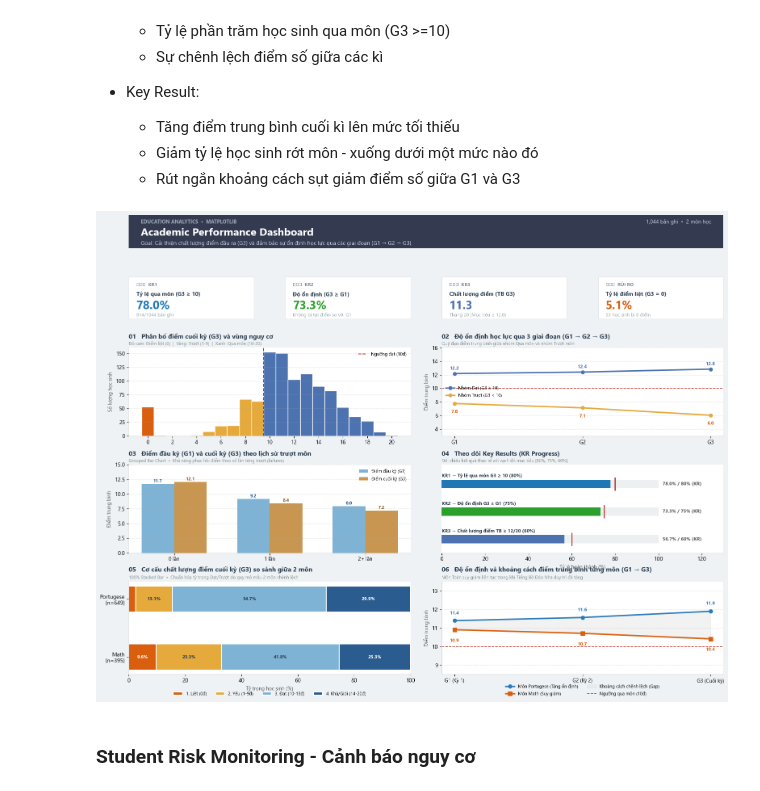
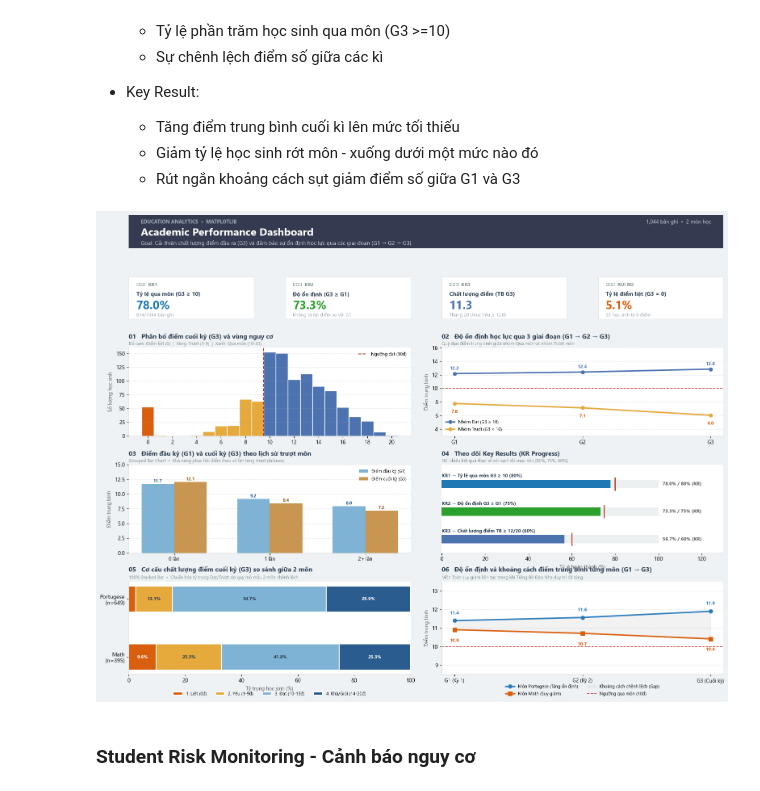
Before and after one commit to xuancuong1019/DS111_data_analysis, a Jupyter notebook: dashboard_generating.ipynb, the cells around one changed output. Saved outputs shown, nothing was run; the diff lists cells and outputs as text; code cells hidden in the pictures.

Commit message:
Adjusting chart 2

```diff
--- a/dashboard_generating.ipynb
+++ b/dashboard_generating.ipynb
@@ -309,7 +309,7 @@ ax2.set_ylim(3, 16)
 ax2.set_ylabel("Điểm trung bình", fontsize=9, color='#555555')
 ax2.grid(axis='y', linestyle='--', alpha=0.35)
 ax2.spines['top'].set_visible(False); ax2.spines['right'].set_visible(False)
-ax2.legend(frameon=False, fontsize=8, loc='center left')
+ax2.legend(frameon=False, fontsize=8, loc='lower left')
 
 # ==============================================================================
 # BIỂU ĐỒ 03 (Trái - Giữa): ĐIỂM G1 VÀ G3 THEO LỊCH SỬ TRƯỢT MÔN
@@ -442,34 +442,34 @@ y_por = subj_means.loc[por_name, ['G1', 'G2', 'G3']].values
 
 # Vẽ 2 đường xu hướng với màu sắc mang tính ngữ nghĩa (Semantic Colors)
 ax6.plot(x_idx, y_por, marker='o', linewidth=2.5, markersize=6.5, color='#2b7bba', label=f"Môn {por_name} (Tăng ổn định)")
 ax6.plot(x_idx, y_math, marker='s', linewidth=2.5, markersize=6.5, color='#d95f0e', label=f"Môn {math_name} (Suy giảm)")
 
 # Tô màu vùng chênh lệch (Gap) giữa 2 môn để nhấn mạnh sự phân hóa
 ax6.fill_between(x_idx, y_math, y_por, color='#dcdcdc', alpha=0.35, label='Khoảng cách chênh lệch (Gap)')
 
 # Gán nhãn số điểm và độ chênh lệch ở G3
 for i in range(len(stages)):
     ax6.text(i, y_por[i] + 0.35, f"{y_por[i]:.1f}", ha='center', fontsize=8.5, fontweight='bold', color='#2b7bba')
     ax6.text(i, y_math[i] - 0.65, f"{y_math[i]:.1f}", ha='center', fontsize=8.5, fontweight='bold', color='#d95f0e')
 
 # Đường chuẩn qua môn (10 điểm)
 ax6.axhline(y=10, color='#c0392b', linestyle='--', linewidth=1.2, label='Ngưỡng qua môn (10đ)')
 
 ax6.set_title("06   Độ ổn định và khoảng cách điểm trung bình từng môn (G1 → G3)", fontsize=11.5, fontweight='bold', loc='left', pad=18, color='#2c3e50')
 ax6.text(0, 1.03, "Môn Toán suy giảm liên tục trong khi Tiếng Bồ Đào Nha duy trì đà tăng", transform=ax6.transAxes, fontsize=8, color='#7f8c8d')
 ax6.set_xticks(x_idx); ax6.set_xticklabels(stages, fontsize=9)
 ax6.set_ylim(8.5, 13.5) # Zoom hợp lý vào vùng 8.5 - 13.5 để thấy rõ độ dốc nhưng vẫn giữ vạch chuẩn 10
 ax6.set_ylabel("Điểm trung bình", fontsize=9, color='#555555')
 ax6.grid(axis='y', linestyle='--', alpha=0.35)
 ax6.spines['top'].set_visible(False); ax6.spines['right'].set_visible(False)
 
 # Đặt chú thích ở giữa dưới cùng theo đúng phong cách bạn muốn
 ax6.legend(loc='lower center', bbox_to_anchor=(0.5, -0.28), ncol=2, frameon=False, fontsize=8)
 
 plt.subplots_adjust(left=0.04, right=0.96, top=0.96, bottom=0.05)
 plt.show()
 # %% [output]
-[figure, old version]
+[figure, new version]
 # %% [markdown]
 ### Student Risk Monitoring - Cảnh báo nguy cơ
 # %% [markdown]
```
